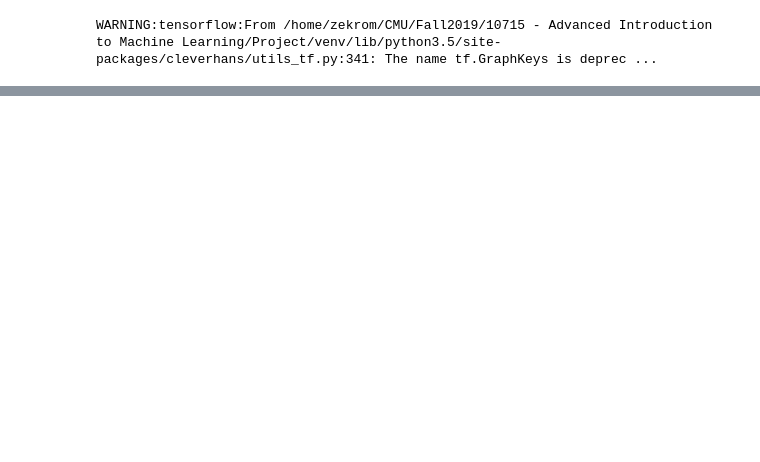
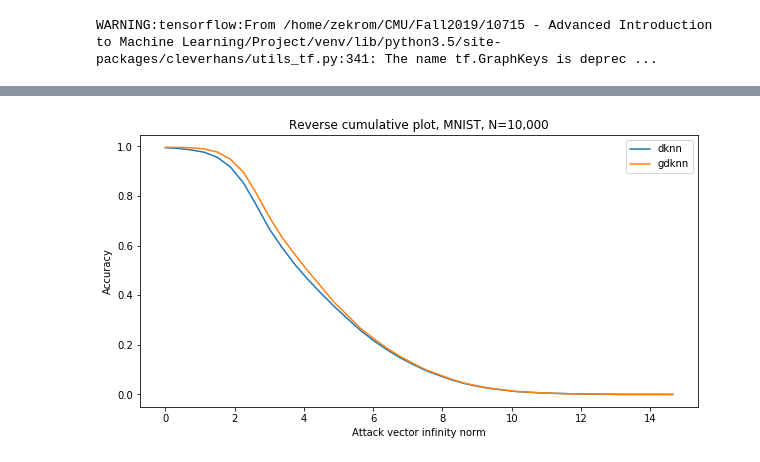
Before and after one commit to hopeliu20160622/dknn_geod, a Jupyter notebook: src/attack.ipynb, the cells around one changed output, grey strips where cells are left out. Saved outputs shown, nothing was run; the diff lists cells and outputs as text; code cells hidden in the pictures; blank space fills up the shorter version.

```diff
--- a/src/attack.ipynb
+++ b/src/attack.ipynb
@@ -163,0 +155,11 @@ print((preds_geod==np.argmax(y_test,axis=1)).mean())
+# %%
+cumulative_plot(norms_k, label='dknn')
+cumulative_plot(norms_g, label='gdknn')
+plt.title('Reverse cumulative plot, MNIST, N=10,000')
+plt.xlabel('Attack vector infinity norm')
+plt.ylabel('Accuracy')
+plt.legend()
+plt.savefig('../results/attacks/norms.png')
+plt.show()
+# %% [output]
+[figure, added]
```
Also changed, not shown: parts of 11 cells of this notebook, 4 other files.
